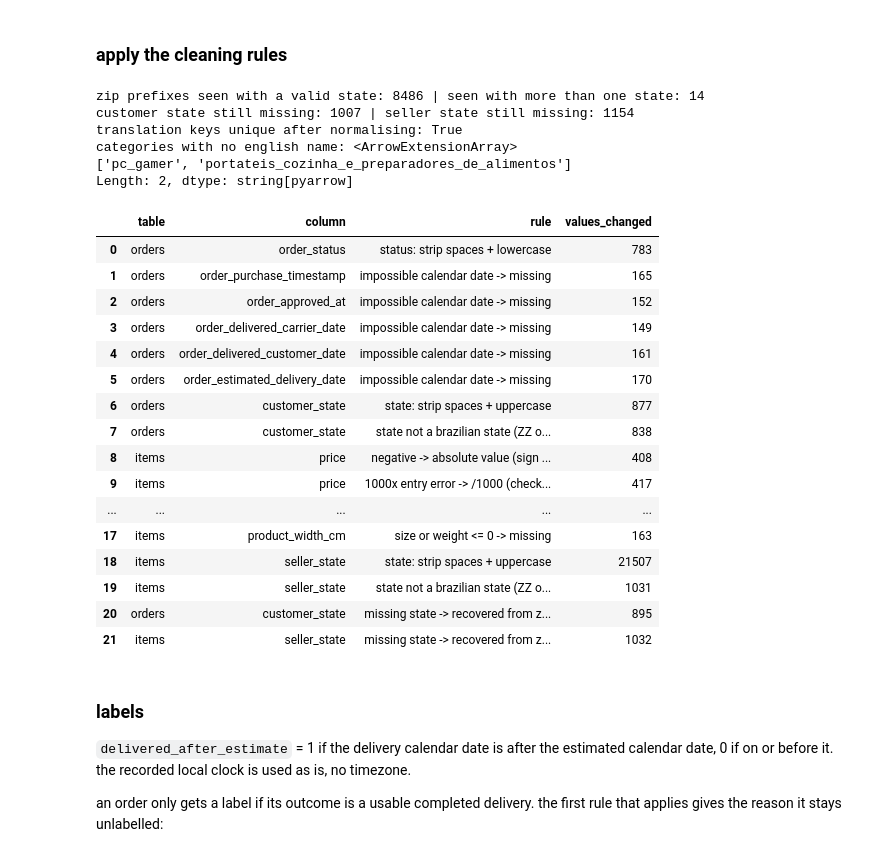
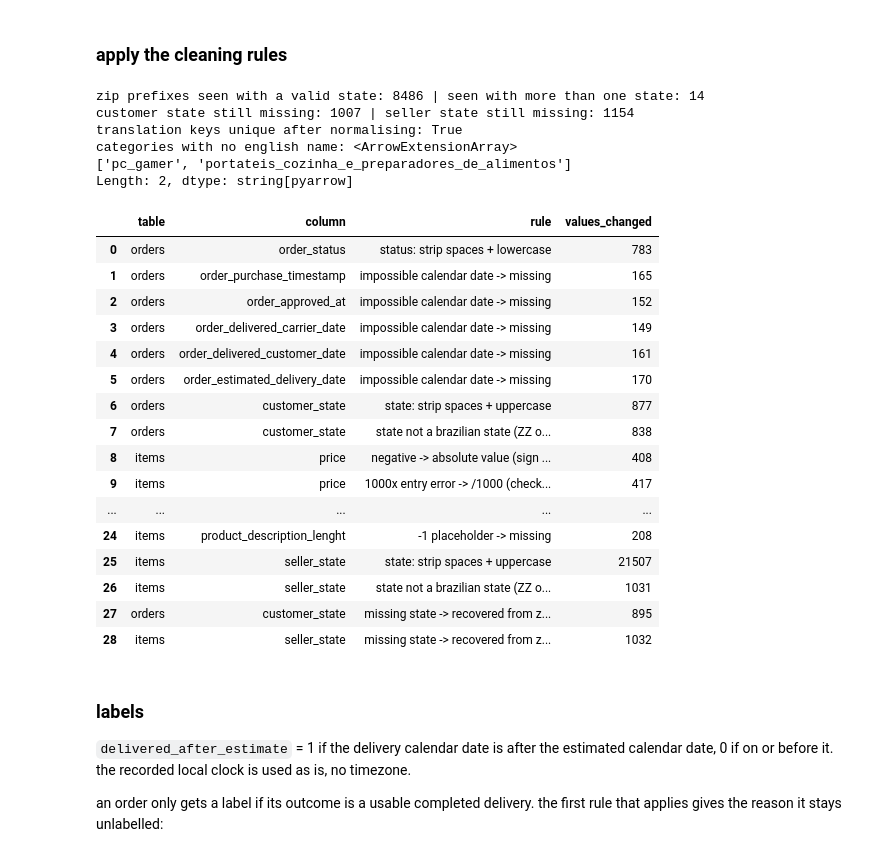
Before and after one commit to 11NOel11/eng2040-assignment1, a Jupyter notebook: pipeline.ipynb, the cells around one changed output. Cells and saved outputs as stored; diff of their text form; code cells hidden in the pictures.

```diff
--- a/pipeline.ipynb
+++ b/pipeline.ipynb
@@ -476,6 +495,10 @@ change("items", it, "item_key", "product_category_name", it.product_category_nam
 change("items", it, "item_key", "product_category_name", it.product_category_name == "unmapped_category", None, "placeholder category -> missing")
 for c in ["product_weight_g", "product_length_cm", "product_height_cm", "product_width_cm"]:
     change("items", it, "item_key", c, it[c] <= 0, None, "size or weight <= 0 -> missing")
+for c, cap in [("product_weight_g", 100000), ("product_length_cm", 200), ("product_height_cm", 200), ("product_width_cm", 200)]:
+    change("items", it, "item_key", c, it[c] > cap, None, "1000x size or weight, freight says impossible -> missing")
+for c in ["product_photos_qty", "product_name_lenght", "product_description_lenght"]:
+    change("items", it, "item_key", c, it[c] == -1, None, "-1 placeholder -> missing")
 ss = it.seller_state.str.strip().str.upper()
 change("items", it, "item_key", "seller_state", it.seller_state != ss, ss, "state: strip spaces + uppercase")
 change("items", it, "item_key", "seller_state", ~it.seller_state.isin(UF) & it.seller_state.notna(), None, "state not a brazilian state (ZZ or blank) -> missing")
@@ -491,38 +514,38 @@ change("orders", o, "order_id", "customer_state", o.customer_state_recovered, o.
 change("items", it, "item_key", "seller_state", it.seller_state.isna() & it.seller_zip_code_prefix.isin(zmap.index), it.seller_zip_code_prefix.map(zmap), "missing state -> recovered from zip prefix")
 print("customer state still missing:", o.customer_state.isna().sum(), "| seller state still missing:", it.seller_state.isna().sum())
 
 tr["product_category_name"] = tr.product_category_name.str.strip().str.lower()
 print("translation keys unique after normalising:", tr.product_category_name.is_unique)
 it = it.merge(tr, on="product_category_name", how="left")
 print("categories with no english name:", it.product_category_name[it.product_category_name_english.isna()].dropna().unique())
 
 changes = pd.concat(log, ignore_index=True)
 summary = changes.groupby(["table", "column", "rule"], sort=False).size().rename("values_changed").reset_index()
 summary
 # %% [output]
 zip prefixes seen with a valid state: 8486 | seen with more than one state: 14
 customer state still missing: 1007 | seller state still missing: 1154
 translation keys unique after normalising: True
 categories with no english name: <ArrowExtensionArray>
 ['pc_gamer', 'portateis_cozinha_e_preparadores_de_alimentos']
 Length: 2, dtype: string[pyarrow]
 |  | table | column | rule | values_changed |
 | 0 | orders | order_status | status: strip spaces + lowercase | 783 |
 | 1 | orders | order_purchase_timestamp | impossible calendar date -> missing | 165 |
 | 2 | orders | order_approved_at | impossible calendar date -> missing | 152 |
 | 3 | orders | order_delivered_carrier_date | impossible calendar date -> missing | 149 |
 | 4 | orders | order_delivered_customer_date | impossible calendar date -> missing | 161 |
 | 5 | orders | order_estimated_delivery_date | impossible calendar date -> missing | 170 |
 | 6 | orders | customer_state | state: strip spaces + uppercase | 877 |
 | 7 | orders | customer_state | state not a brazilian state (ZZ o... | 838 |
 | 8 | items | price | negative -> absolute value (sign ... | 408 |
 | 9 | items | price | 1000x entry error -> /1000 (check... | 417 |
 | ... | ... | ... | ... | ... |
-| 17 | items | product_width_cm | size or weight <= 0 -> missing | 163 |
-| 18 | items | seller_state | state: strip spaces + uppercase | 21507 |
-| 19 | items | seller_state | state not a brazilian state (ZZ o... | 1031 |
-| 20 | orders | customer_state | missing state -> recovered from z... | 895 |
-| 21 | items | seller_state | missing state -> recovered from z... | 1032 |
+| 24 | items | product_description_lenght | -1 placeholder -> missing | 208 |
+| 25 | items | seller_state | state: strip spaces + uppercase | 21507 |
+| 26 | items | seller_state | state not a brazilian state (ZZ o... | 1031 |
+| 27 | orders | customer_state | missing state -> recovered from z... | 895 |
+| 28 | items | seller_state | missing state -> recovered from z... | 1032 |
 # %% [markdown]
 ### labels
 
```
Also changed, not shown: parts of 23 cells of this notebook, 2 other files.
